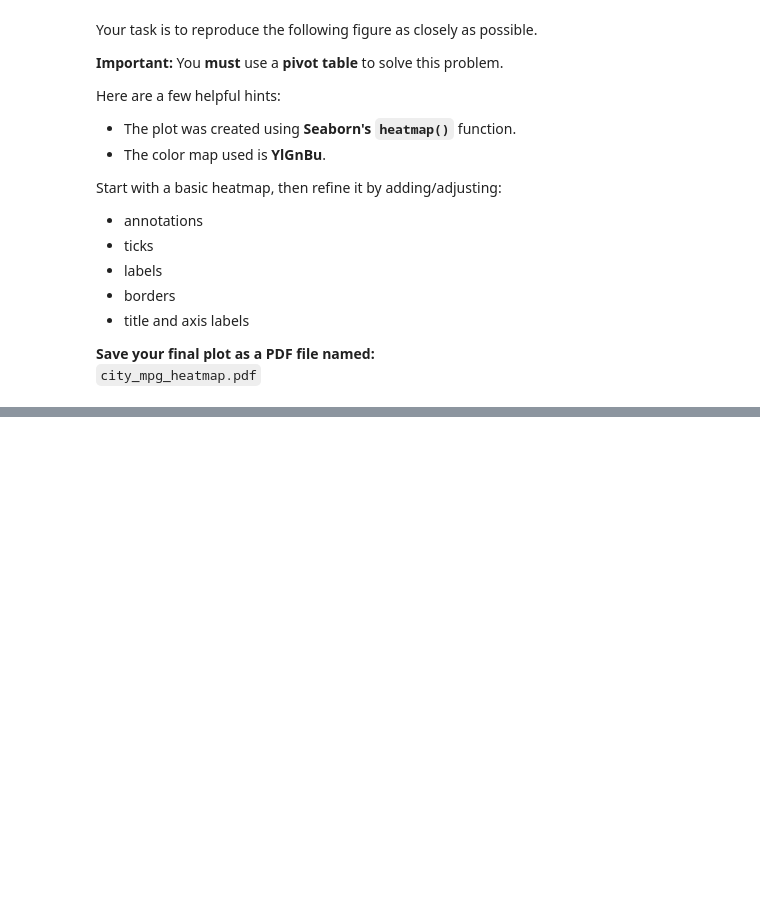
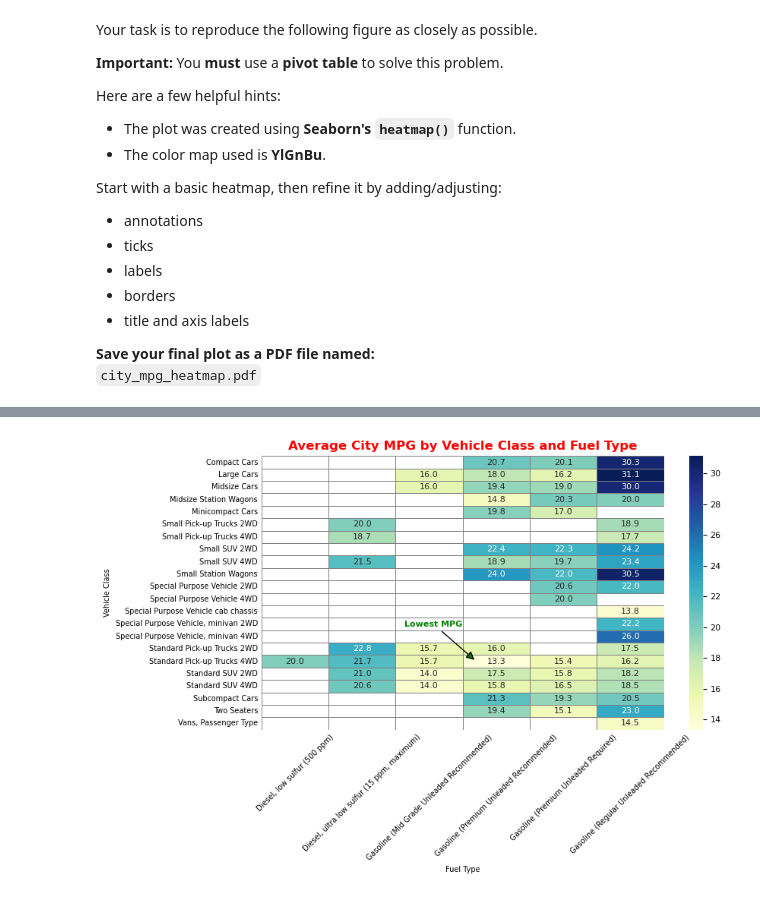
Before and after one commit to bruno-sassi/data_analytics_MSc, a Jupyter notebook: Projects/Python101/Project/PART 3/Assignment_part3.ipynb, the cells around one changed output, grey strips where cells are left out. Drawn from its saved outputs; the diff is of its cells as text; code cells hidden in the pictures; blank space fills up the shorter version.

```diff
--- a/Projects/Python101/Project/PART 3/Assignment_part3.ipynb
+++ b/Projects/Python101/Project/PART 3/Assignment_part3.ipynb
@@ -305,0 +372,67 @@ Start with a basic heatmap, then refine it by adding/adjusting:
+# %%
+# Create Pivot Table
+pivot_table = df_drop40na.pivot_table(
+    index="class",
+    columns="fuel_usage_desc",
+    values="city_mpg",
+    aggfunc="mean"
+)
+
+# Plot Heatmap
+plt.figure(figsize=(9, 6))
+ax = sns.heatmap(
+    pivot_table,
+    annot=True,
+    fmt=".1f",
+    cmap="YlGnBu",
+    linewidths=0.5,
+    linecolor="gray",
+    annot_kws={"size": 8}
+    )
+
+# Colorbar font size
+cbar = ax.collections[0].colorbar
+cbar.ax.tick_params(labelsize=8)
+
+# Find minimum cell (row label, col label) & value
+min_idx = pivot_table.stack().idxmin()
+row_label, col_label = min_idx
+min_val = pivot_table.loc[row_label, col_label]
+
+# Convert labels to heatmap coordinates (cell centers)
+row_pos = list(pivot_table.index).index(row_label)
+col_pos = list(pivot_table.columns).index(col_label)
+x = col_pos + 1
+y = row_pos - 1.5
+
+# Choose a text position offset
+x_text = x - 1
+y_text = y - 0.8
+
+# Annotate with an arrow pointing to the min cell
+ax.annotate(
+    f"Lowest MPG",
+    xy=((x-0.8), (y+2)),
+    xytext=(x_text, y_text),
+    arrowprops=dict(
+        arrowstyle="-|>,head_length=0.8,head_width=0.4",
+        facecolor="green",
+        edgecolor="black",
+        lw=1),
+    fontsize=8, fontweight='bold', color='green',
+    ha="right",
+    zorder=10
+)
+
+# Labels & ticks
+ax.set_title("Average City MPG by Vehicle Class and Fuel Type", color='red', fontweight='bold', fontsize=12)
+ax.set_xlabel("Fuel Type", fontsize=7)
+ax.set_ylabel("Vehicle Class", fontsize=7)
+ax.tick_params(axis="x", labelrotation=45, labelsize=7)
+ax.tick_params(axis="y", labelsize=7)
+plt.tick_params(axis="both", which="both", length=0)
+plt.tight_layout()
+plt.savefig("city_mpg_heatmap.pdf", format="pdf", bbox_inches="tight")
+plt.show()
+# %% [output]
+[figure, added]
```
Also changed, not shown: parts of 6 cells of this notebook, 2 other files.
